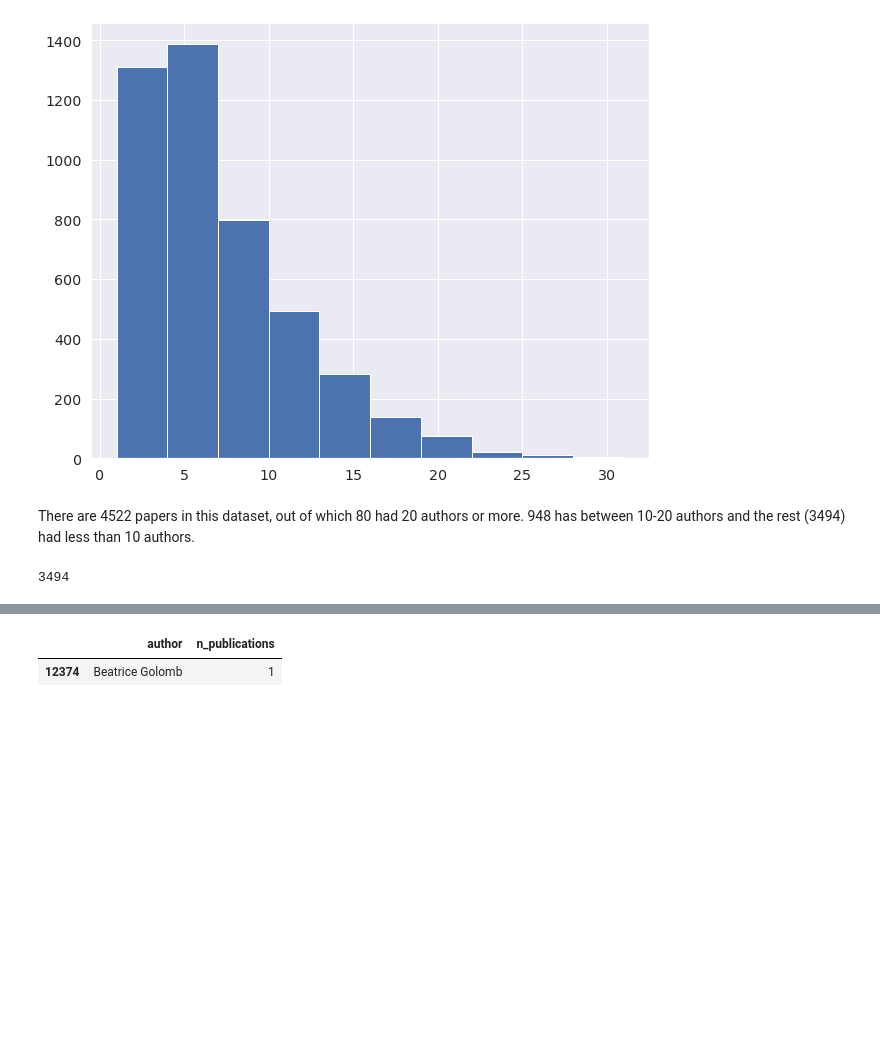
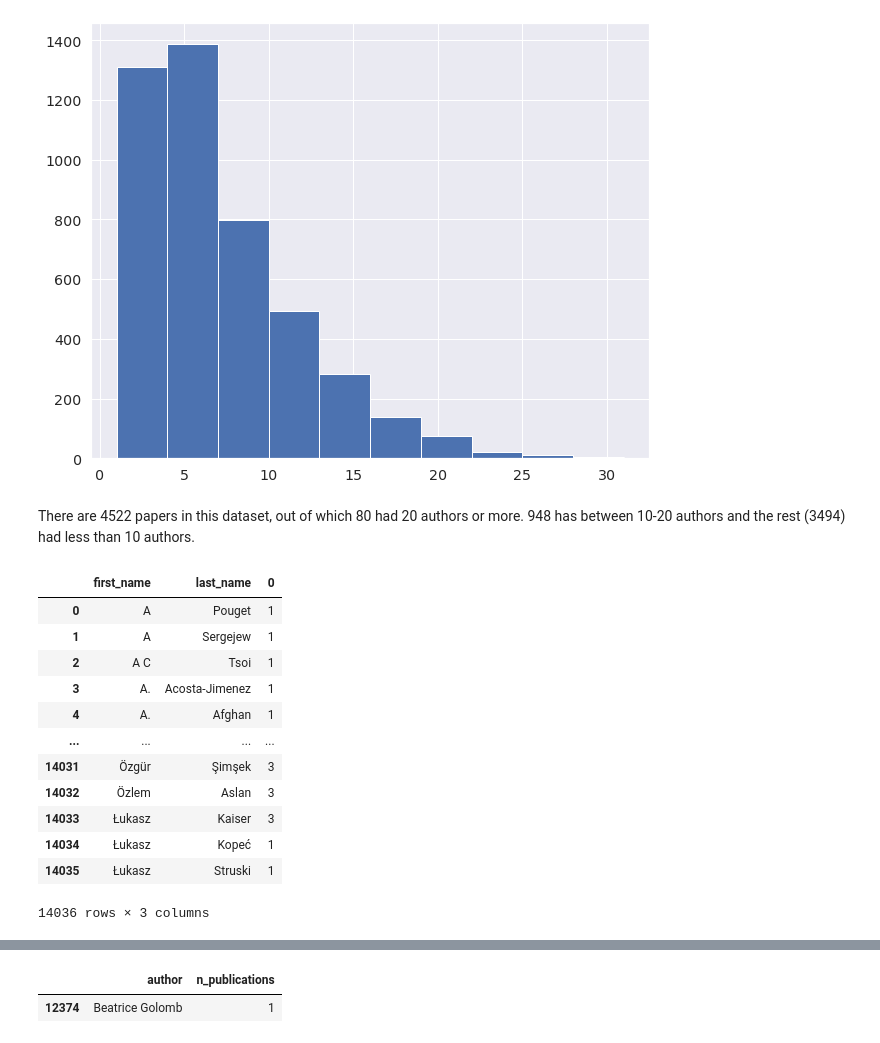
Before and after one commit to meiruv/NIPS-Papers-Analysis, a Jupyter notebook: Nips_Exploratory_Analysis.ipynb, the cells around one changed output, grey strips where cells are left out. Drawn from its saved outputs; the diff is of its cells as text; code cells hidden in the pictures; blank space fills up the shorter version.

```diff
--- a/Nips_Exploratory_Analysis.ipynb
+++ b/Nips_Exploratory_Analysis.ipynb
@@ -151,11 +171,24 @@ There are 4522 papers in this dataset, out of which 80 had 20 authors or more.
 948 has between 10-20 authors and the rest (3494) had less than 10 authors.
 # %%
 # ~~~~~~~~~~~~~~~~~~~~~~~~~~~~~~~ same distribution but per institution - avtala smuya ~~~~~~~~~~~~~~~~~~~~~~~~~~~~~~~
-# %%
-4522 - 80 - 948
-# %% [output]
-3494
 # %%
 # Papers per author distribution
 authors_df['author'] = authors_df['first_name']+' ' + authors_df['last_name']
+# %%
+papers_per_author_df = pd.DataFrame(authors_df[['first_name','last_name']].groupby(['first_name','last_name']).size()).reset_index()
+papers_per_author_df
+# %% [output]
+|  | first_name | last_name | 0 |
+| 0 | A | Pouget | 1 |
+| 1 | A | Sergejew | 1 |
+| 2 | A C | Tsoi | 1 |
+| 3 | A. | Acosta-Jimenez | 1 |
+| 4 | A. | Afghan | 1 |
+| ... | ... | ... | ... |
+| 14031 | Özgür | Şimşek | 3 |
+| 14032 | Özlem | Aslan | 3 |
+| 14033 | Łukasz | Kaiser | 3 |
+| 14034 | Łukasz | Kopeć | 1 |
+| 14035 | Łukasz | Struski | 1 |
+14036 rows × 3 columns
 # %%
```
Also changed, not shown: parts of 6 cells of this notebook.
